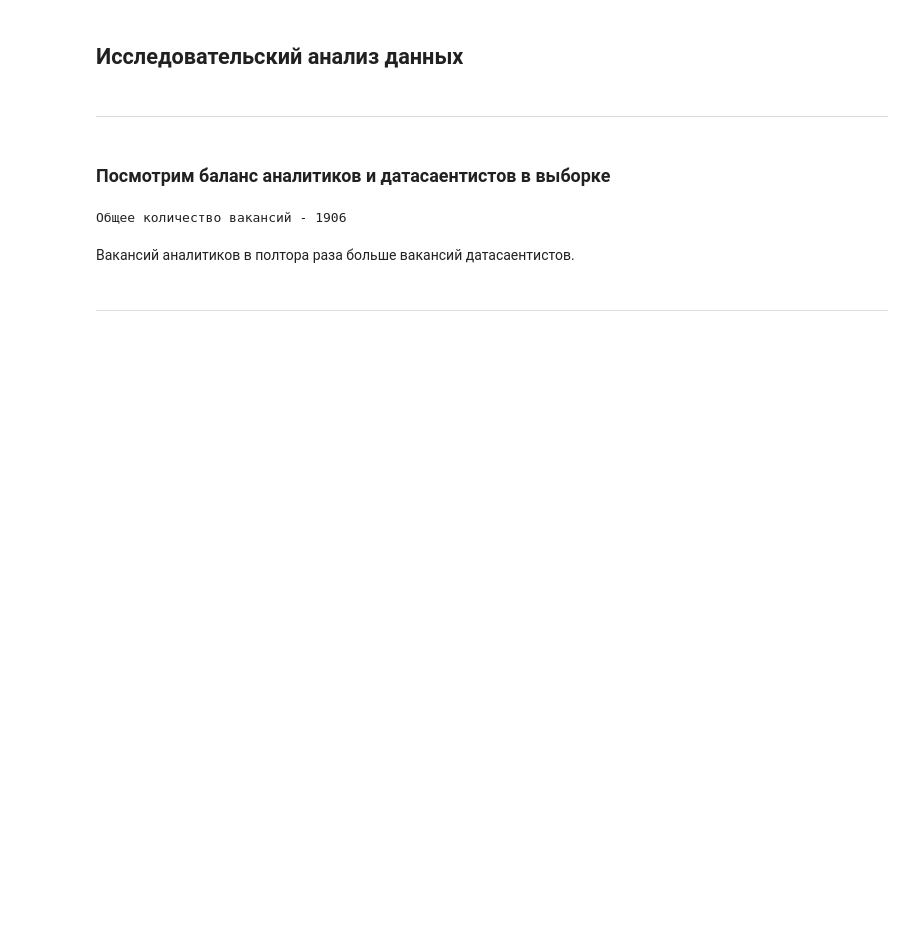
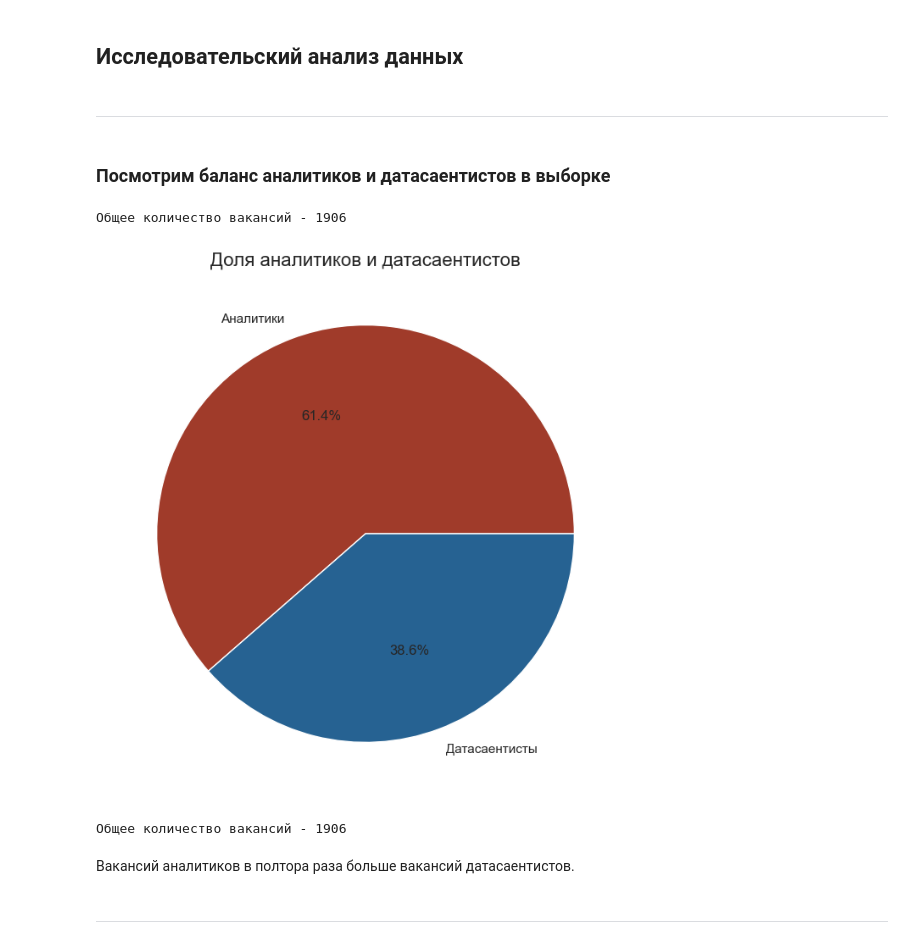
Before and after one commit to KuBaN658/vacancy_analysis, a Jupyter notebook: vacancy_analysis.ipynb, the cells around one changed output. Drawn from its saved outputs; the diff is of its cells as text; code cells hidden in the pictures; blank space fills up the shorter version.

```diff
--- a/vacancy_analysis.ipynb
+++ b/vacancy_analysis.ipynb
@@ -762,6 +762,26 @@ vacancies.loc[grid, 'salary_num'] = vacancies[grid].salary_num * rates
 ---
 # %% [markdown]
 ### Посмотрим баланс аналитиков и датасаентистов в выборке
+# %%
+df = vacancies.name_type.value_counts().reset_index()
+print(f'Общее количество вакансий - {vacancies.shape[0]}')
+colors = ['#A03B2A', '#266292']
+
+# Устанавливаем тему для графиков
+sns.set(style="darkgrid")
+
+# Создаем круговую диаграмму
+plt.figure(figsize=(8, 8))  # Устанавливаем размер фигуры
+plt.pie(df['count'], labels=['Аналитики', 'Датасаентисты'], colors=colors, autopct='%1.1f%%')
+
+# Устанавливаем заголовок
+plt.title('Доля аналитиков и датасаентистов', fontsize=16)
+
+# Отображаем диаграмму
+plt.show()
+# %% [output]
+Общее количество вакансий - 1906
+[figure, added]
 # %%
 df = vacancies.name_type.value_counts().reset_index()
 print(f'Общее количество вакансий - {vacancies.shape[0]}')
```
Also changed, not shown: parts of 7 cells of this notebook, 6 other files.
